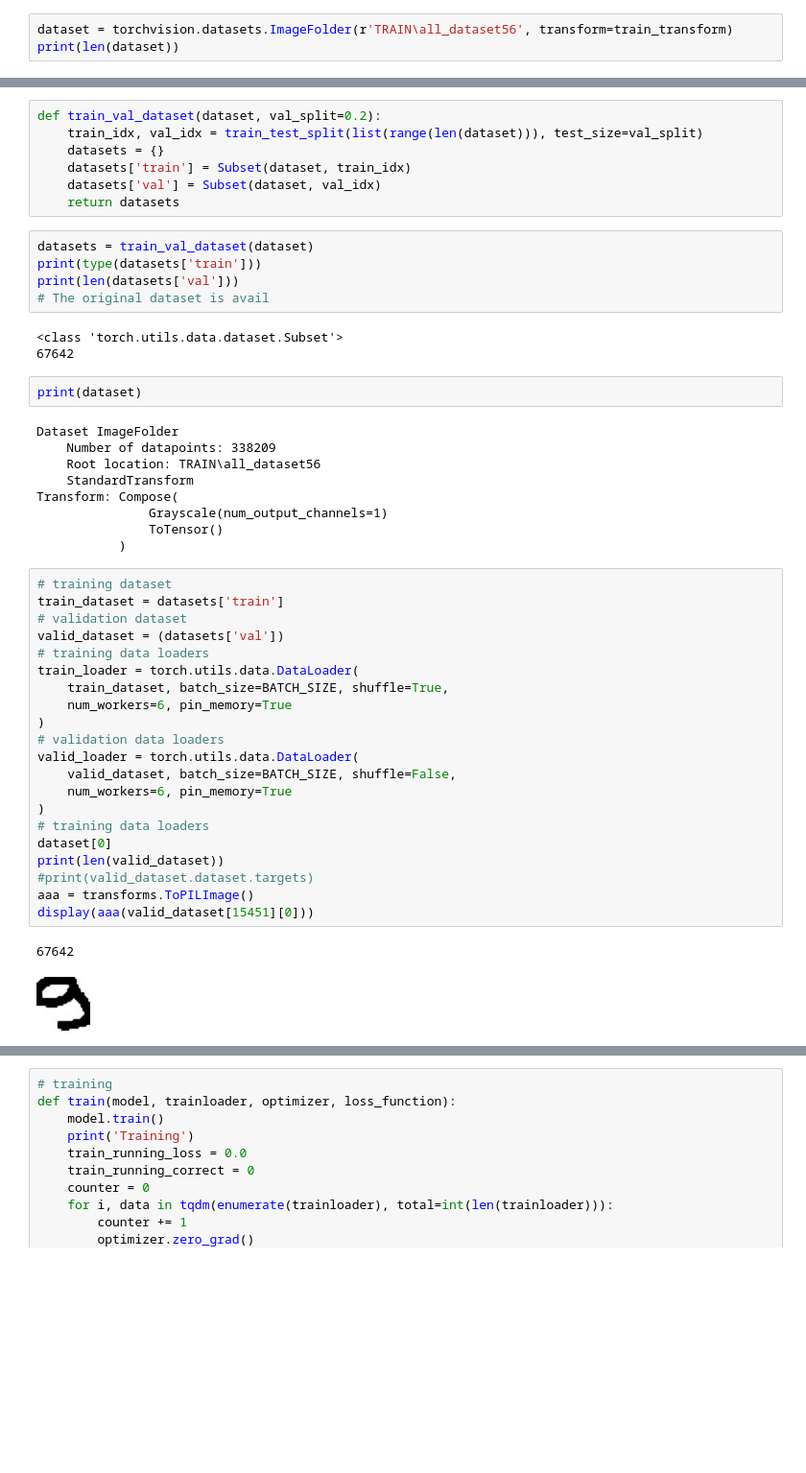
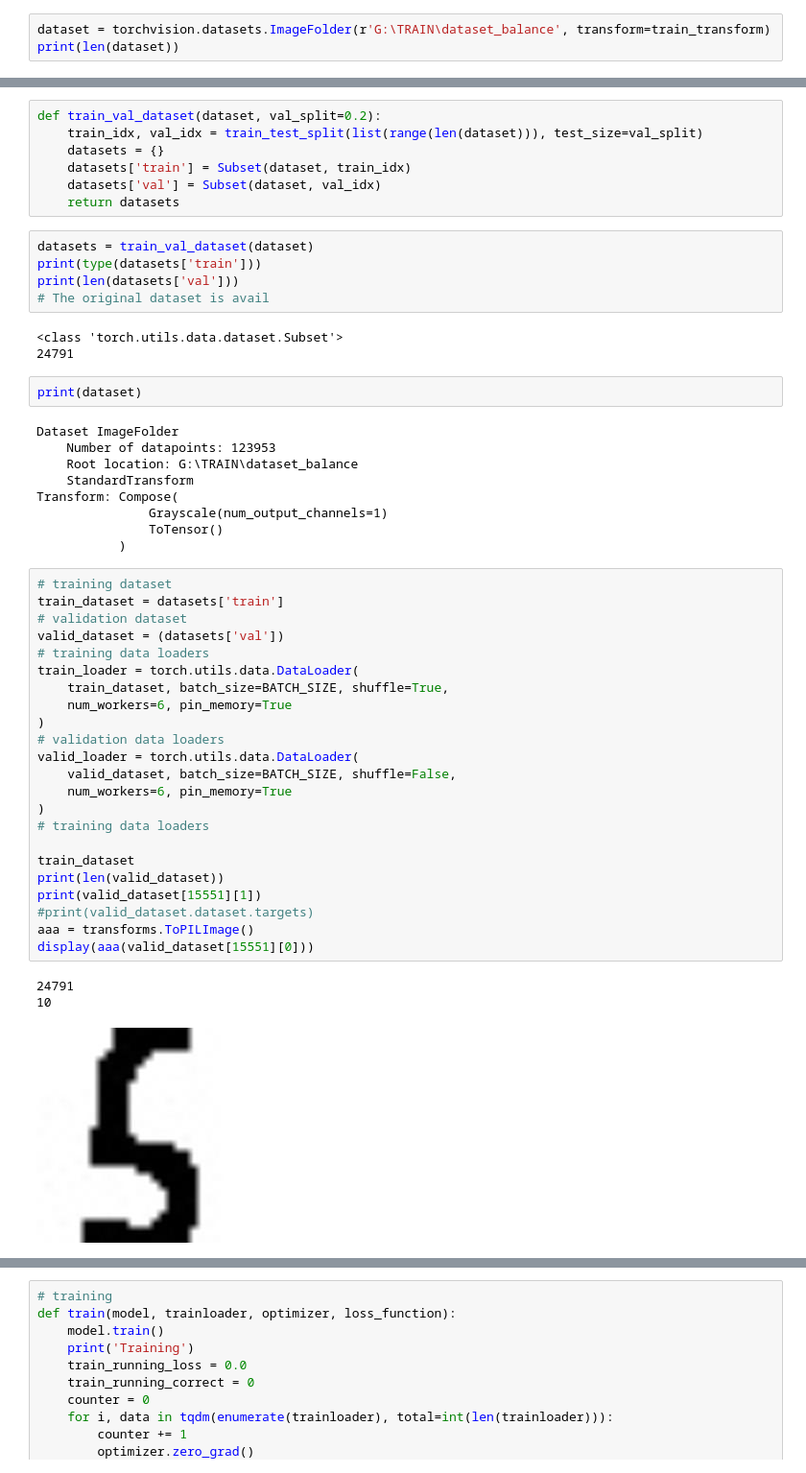
Before and after one commit to sawwere/Math_recognition, a Jupyter notebook: trainMathNet.ipynb, the cells around one changed output, grey strips where cells are left out. Shown: that part at 96% size. Drawn from its saved outputs; the diff is of its cells as text; blank space fills up the shorter version.

Commit message:
Balanced dataset

```diff
--- a/trainMathNet.ipynb
+++ b/trainMathNet.ipynb
@@ -33,6 +34,6 @@ valid_transform = transforms.Compose([
     transforms.ToTensor()
 ])
 # %%
-dataset = torchvision.datasets.ImageFolder(r'TRAIN\all_dataset56', transform=train_transform)
+dataset = torchvision.datasets.ImageFolder(r'G:\TRAIN\dataset_balance', transform=train_transform)
 print(len(dataset))
 # %% [output]
@@ -107,13 +108,13 @@ print(len(datasets['val']))
 # The original dataset is avail
 # %% [output]
 <class 'torch.utils.data.dataset.Subset'>
-67642
+24791
 # %%
 print(dataset)
 # %% [output]
 Dataset ImageFolder
-    Number of datapoints: 338209
-    Root location: TRAIN\all_dataset56
+    Number of datapoints: 123953
+    Root location: G:\TRAIN\dataset_balance
     StandardTransform
 Transform: Compose(
                Grayscale(num_output_channels=1)
@@ -122,26 +123,29 @@ Transform: Compose(
 # %%
 # training dataset
 train_dataset = datasets['train']
 # validation dataset
 valid_dataset = (datasets['val'])
 # training data loaders
 train_loader = torch.utils.data.DataLoader(
     train_dataset, batch_size=BATCH_SIZE, shuffle=True,
     num_workers=6, pin_memory=True
 )
 # validation data loaders
 valid_loader = torch.utils.data.DataLoader(
     valid_dataset, batch_size=BATCH_SIZE, shuffle=False,
     num_workers=6, pin_memory=True
 )
 # training data loaders
-dataset[0]
+
+train_dataset
 print(len(valid_dataset))
+print(valid_dataset[15551][1])
 #print(valid_dataset.dataset.targets)
 aaa = transforms.ToPILImage()
-display(aaa(valid_dataset[15451][0]))
+display(aaa(valid_dataset[15551][0]))
 # %% [output]
-67642
+24791
+10
-[figure, old version]
+[figure, new version]
 # %%
 from collections import Counter
```
Also changed, not shown: parts of 12 cells of this notebook, 1 other file.
